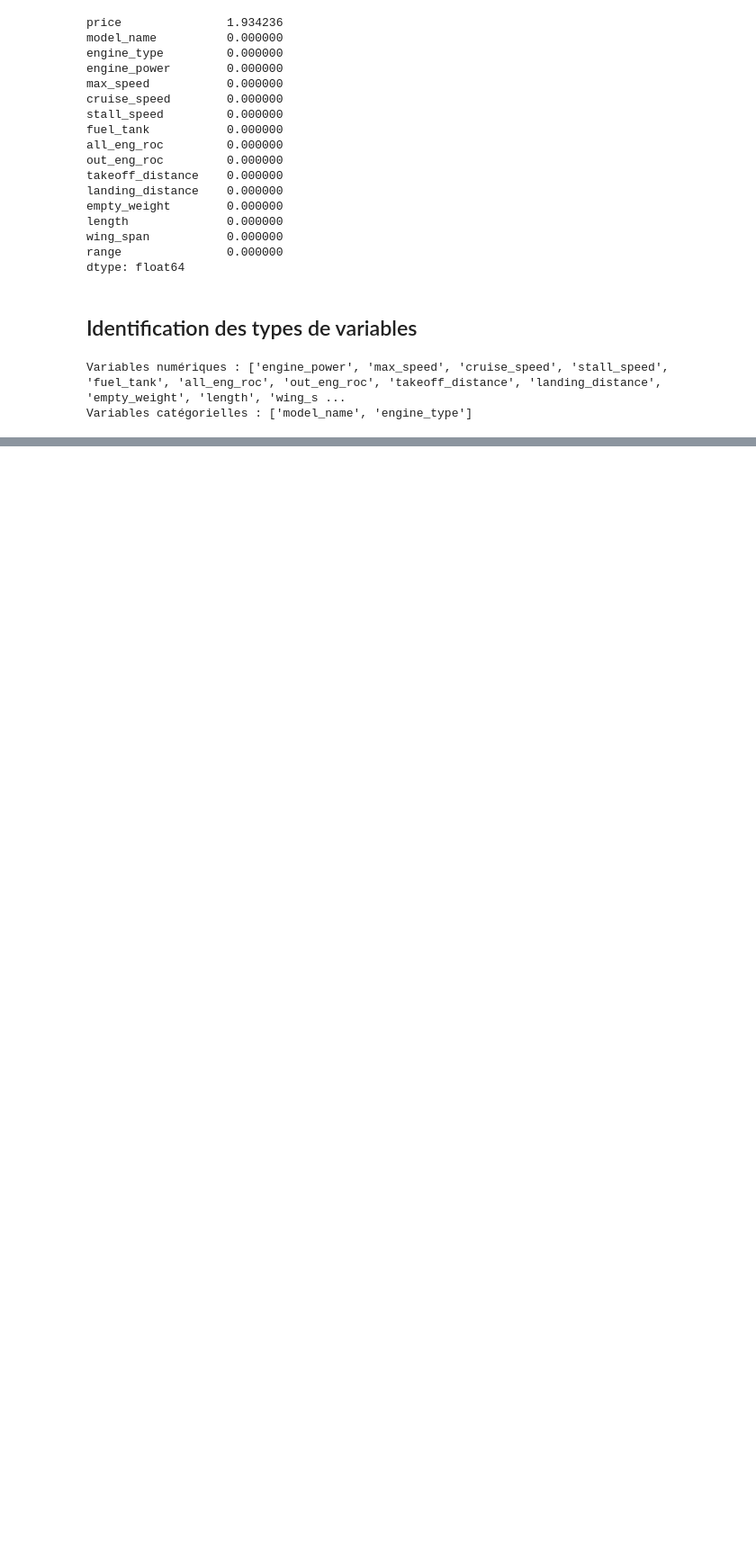
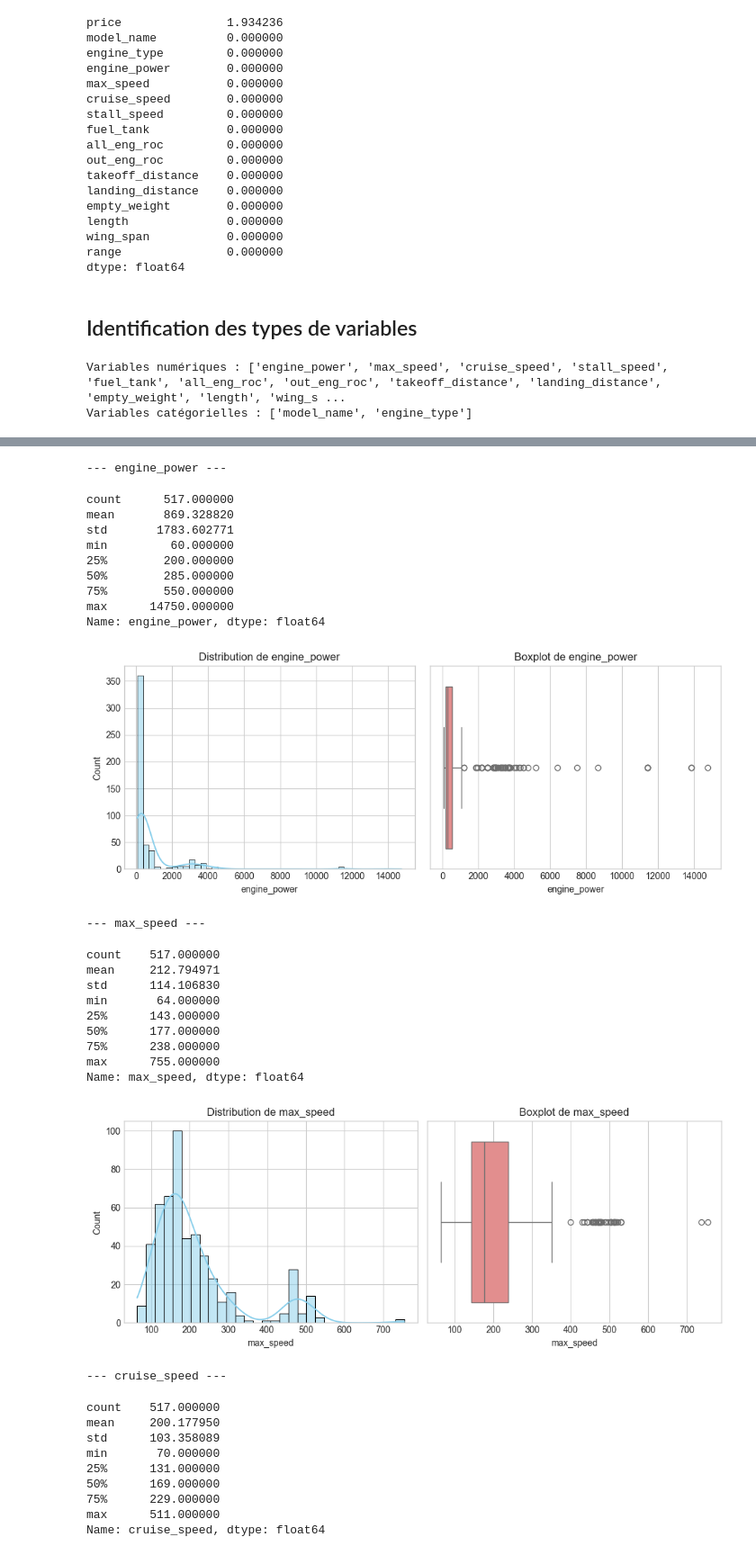
Before and after one commit to Abdoulaye1305/aircraft-price-prediction, a Jupyter notebook: 01_EDA.ipynb, the cells around one changed output, grey strips where cells are left out. Shown at 90% size. Saved outputs shown, nothing was run; the diff lists cells and outputs as text; code cells hidden in the pictures; blank space fills up the shorter version.

```diff
--- a/01_EDA.ipynb
+++ b/01_EDA.ipynb
@@ -112,0 +150,45 @@ Variables catégorielles : ['model_name', 'engine_type']
+# %%
+for col in num_cols:
+    print(f"\n--- {col} ---")
+    display(df[col].describe())
+
+    fig, axes = plt.subplots(1, 2, figsize=(10,4))
+    sns.histplot(df[col], kde=True, ax=axes[0], color='skyblue')
+    axes[0].set_title(f"Distribution de {col}")
+    sns.boxplot(x=df[col], ax=axes[1], color='lightcoral')
+    axes[1].set_title(f"Boxplot de {col}")
+    plt.tight_layout()
+    plt.show()
+# %% [output]
+--- engine_power ---
+count      517.000000
+mean       869.328820
+std       1783.602771
+min         60.000000
+25%        200.000000
+50%        285.000000
+75%        550.000000
+max      14750.000000
+Name: engine_power, dtype: float64
+[figure, added]
+--- max_speed ---
+count    517.000000
+mean     212.794971
+std      114.106830
+min       64.000000
+25%      143.000000
+50%      177.000000
+75%      238.000000
+max      755.000000
+Name: max_speed, dtype: float64
+[figure, added]
+--- cruise_speed ---
+count    517.000000
+mean     200.177950
+std      103.358089
+min       70.000000
+25%      131.000000
+50%      169.000000
+75%      229.000000
+max      511.000000
+Name: cruise_speed, dtype: float64
```
Also changed, not shown: parts of 17 cells of this notebook.
